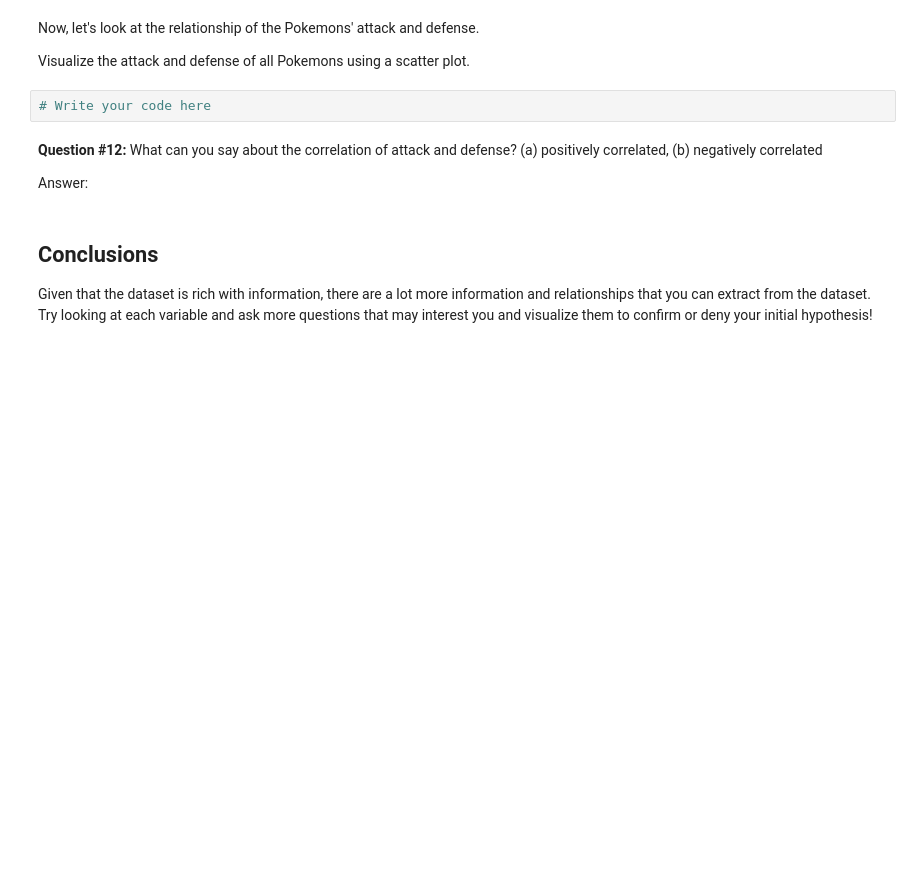
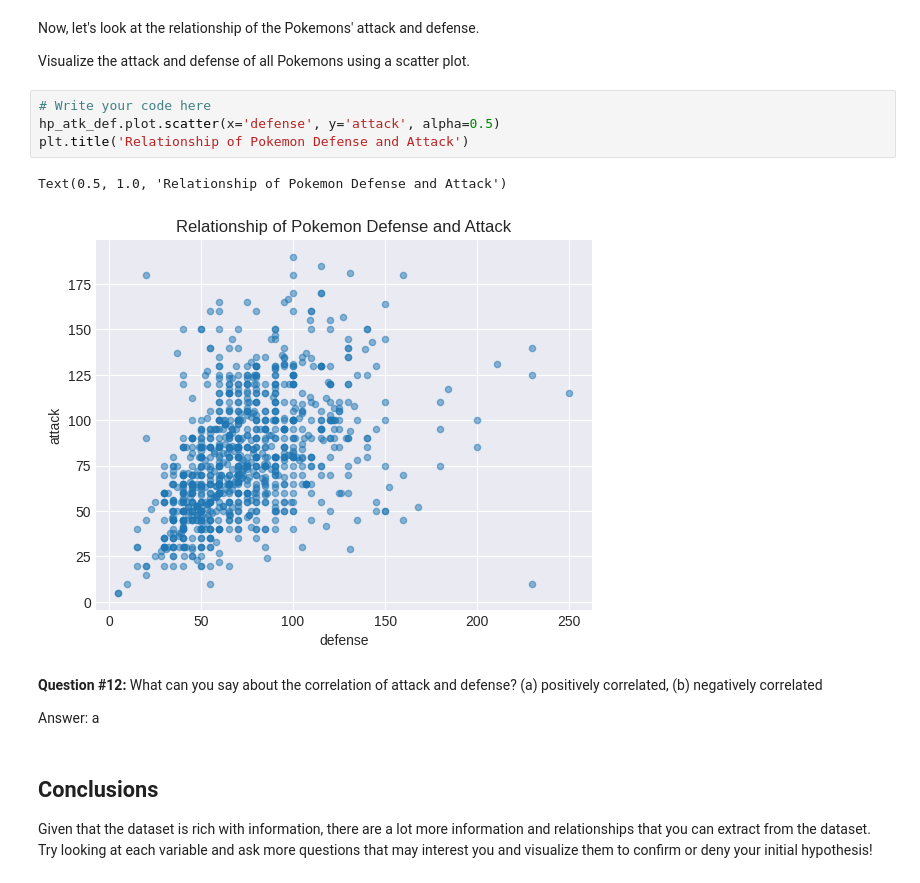
Before and after one commit to CyAdrienneRamos/DATA100-NB4, a Jupyter notebook: 4_Exploring_Pokemon_Data.ipynb, the cells around one changed output. Drawn from its saved outputs; the diff is of its cells as text; blank space fills up the shorter version.

```diff
--- a/4_Exploring_Pokemon_Data.ipynb
+++ b/4_Exploring_Pokemon_Data.ipynb
@@ -335,12 +658,17 @@ In most cases, to test whether the correlation is significant or not, a statisti
 Now, let's look at the relationship of the Pokemons' attack and defense.
 
 Visualize the attack and defense of all Pokemons using a scatter plot.
-# %%
-# Write your code here
+# %%
+# Write your code here
+hp_atk_def.plot.scatter(x='defense', y='attack', alpha=0.5)
+plt.title('Relationship of Pokemon Defense and Attack')
+# %% [output]
+Text(0.5, 1.0, 'Relationship of Pokemon Defense and Attack')
+[figure, added]
 # %% [markdown]
 **Question #12:** What can you say about the correlation of attack and defense? (a) positively correlated, (b) negatively correlated
 
-Answer:
+Answer: a
 # %% [markdown]
 ## Conclusions
 
```
Also changed, not shown: parts of 44 cells of this notebook.
